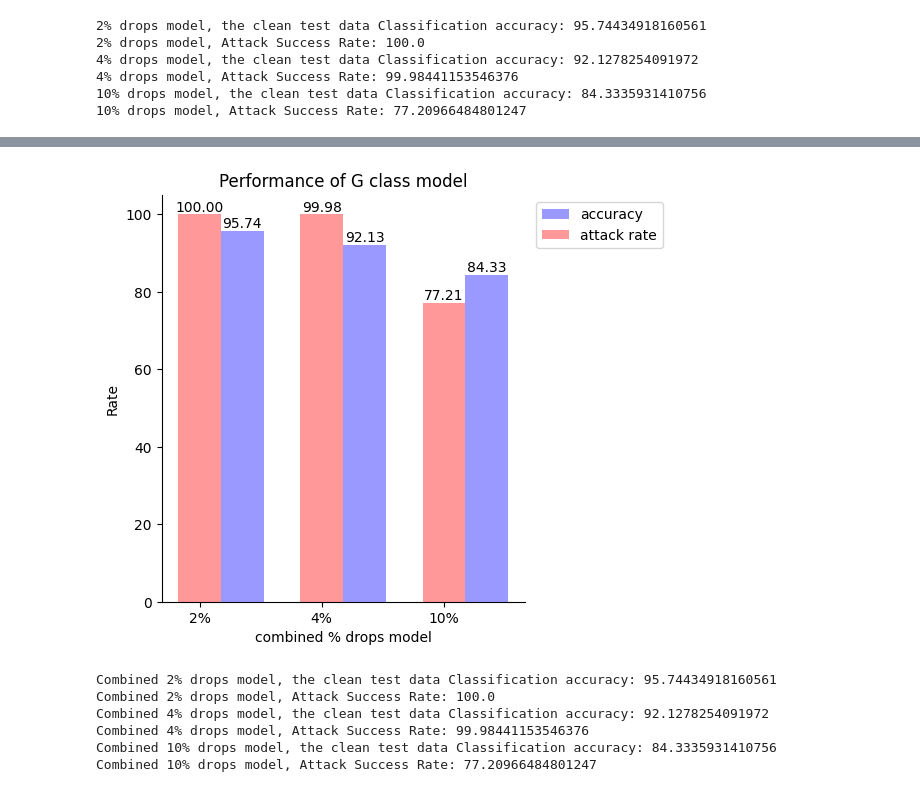
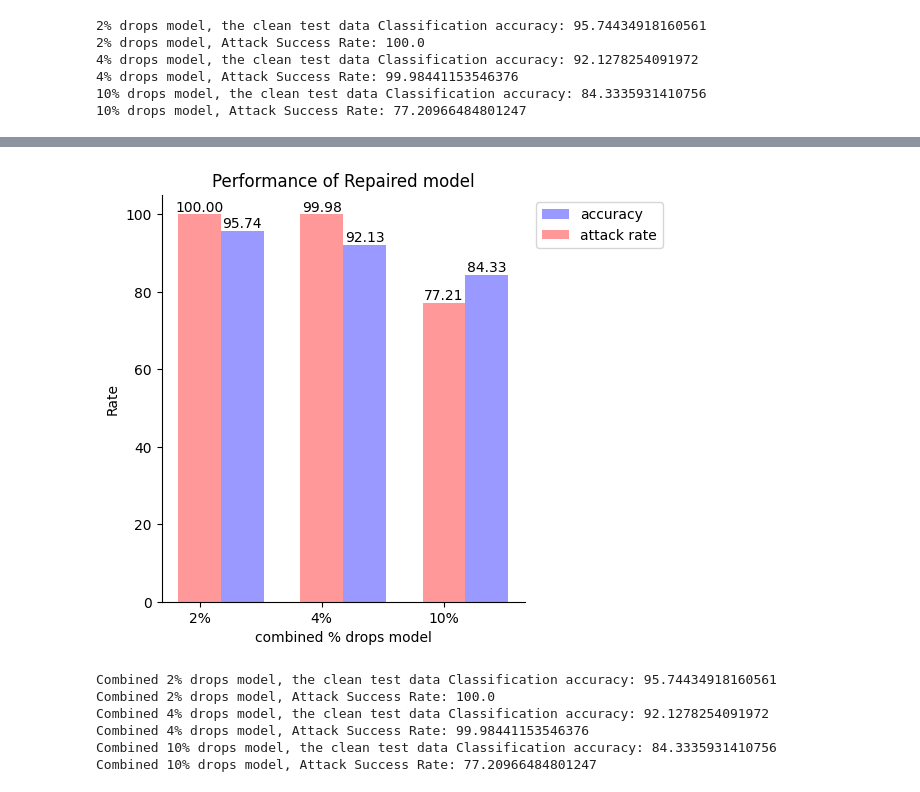
Before and after one commit to jayanthguduru/Lab4-BackdoorAttacks, a Jupyter notebook: jg7162_lab4.ipynb, the cells around one changed output, grey strips where cells are left out. Drawn from its saved outputs; the diff is of its cells as text; code cells hidden in the pictures.

```diff
--- a/jg7162_lab4.ipynb
+++ b/jg7162_lab4.ipynb
@@ -296,27 +332,27 @@ G_df.set_index('G_model')
 # %%
 
 # Plot the results for the G class models
 opacity = 0.4
 bar_width = 0.35
 
 plt.xlabel('combined % drops model')
 plt.ylabel('Rate')
 
 plt.xticks(range(len(G_test_acc)), ('2%', '4%', '10%'))
 bar1 = plt.bar(np.arange(len(G_test_acc)) + bar_width, G_test_acc, bar_width, align='center', alpha=opacity, color='b', label='accuracy')
 bar2 = plt.bar(range(len(G_attack_rate)), G_attack_rate, bar_width, align='center', alpha=opacity, color='r', label='attack rate')
 
 for rect in bar1 + bar2:
     height = rect.get_height()
     plt.text(rect.get_x() + rect.get_width() / 2.0, height, f'{height:.02f}', ha='center', va='bottom')
 
 plt.legend(bbox_to_anchor=(1.4, 1))
 plt.tight_layout()
-plt.title('Performance of G class model')
+plt.title('Performance of Repaired model')
 sns.despine()
 plt.show()
 # %% [output]
-[figure, old version]
+[figure, new version]
 # %%
 
 # Define a function to test and evaluate G class models
```
Also changed, not shown: parts of 2 cells of this notebook.
